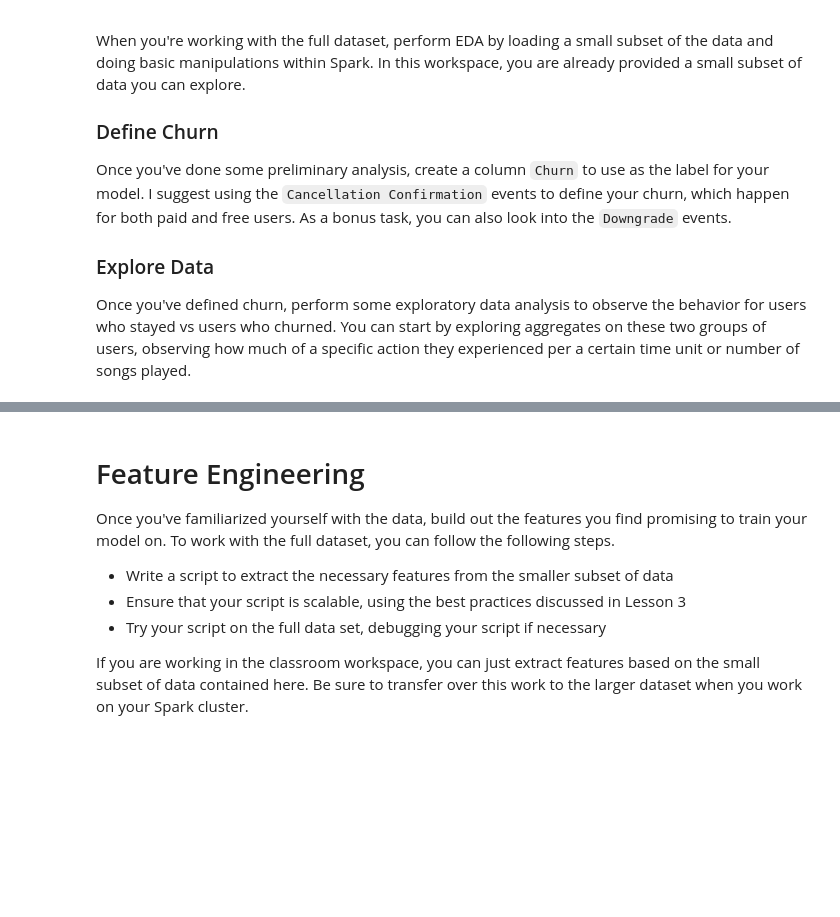
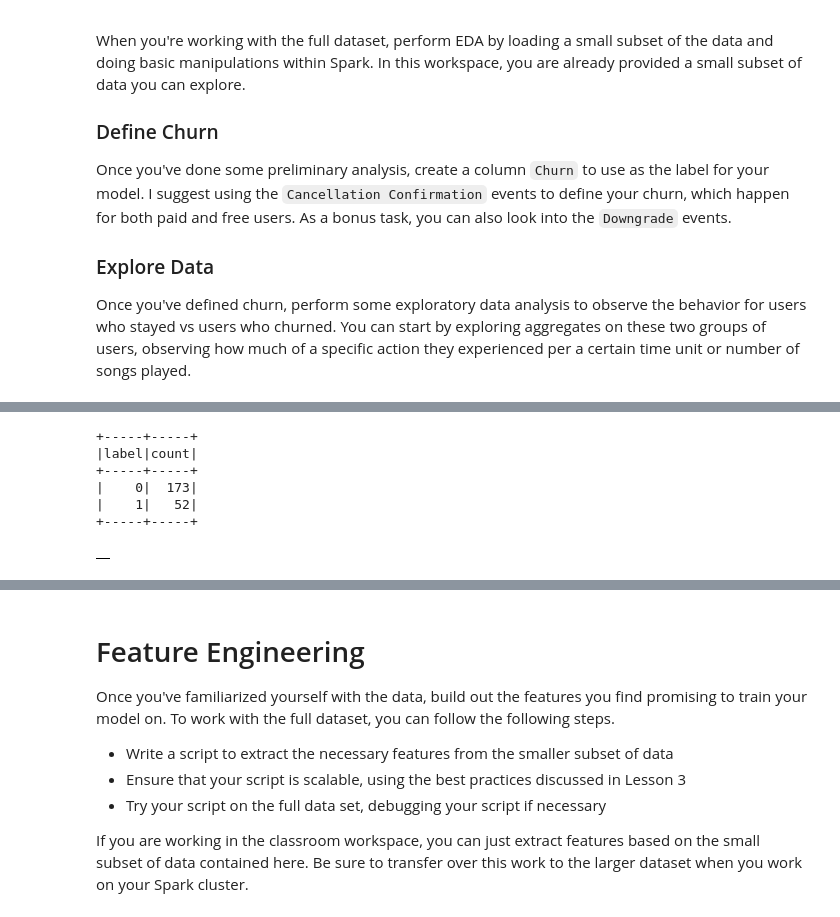
Before and after one commit to ds-praveenkumar/sparkify, a Jupyter notebook: Sparkify.ipynb, the cells around one changed output, grey strips where cells are left out. Saved outputs shown, nothing was run; the diff lists cells and outputs as text; code cells hidden in the pictures; blank space fills up the shorter version.

```diff
--- a/Sparkify.ipynb
+++ b/Sparkify.ipynb
@@ -152,5 +172,10 @@ df.filter(col('sessionId').isNull()).count()
 # %% [output]
 0
+# %%
+# Dropping the missing User's ID rows
+df = df.filter(df.userId != '')
+# Check
+df.filter(df.userId == '').count()
 # %% [markdown]
 # Exploratory Data Analysis
 When you're working with the full dataset, perform EDA by loading a small subset of the data and doing basic manipulations within Spark. In this workspace, you are already provided a small subset of data you can explore.
@@ -220,3 +260,15 @@ categorical_columns(df)
+# %%
+# create dataframe for plotting count of different labels of all the users
+label_df = convert_to_pandas_df(df.dropDuplicates(['userId']).groupby(['label']).count().show())
+label_df.head()
+# %% [output]
++-----+-----+
+|label|count|
++-----+-----+
+|    0|  173|
+|    1|   52|
++-----+-----+
+|  |
 # %%
 # Number of users in Dataset
 df.select('userId').dropDuplicates().count()
```
Also changed, not shown: parts of 17 cells of this notebook.
